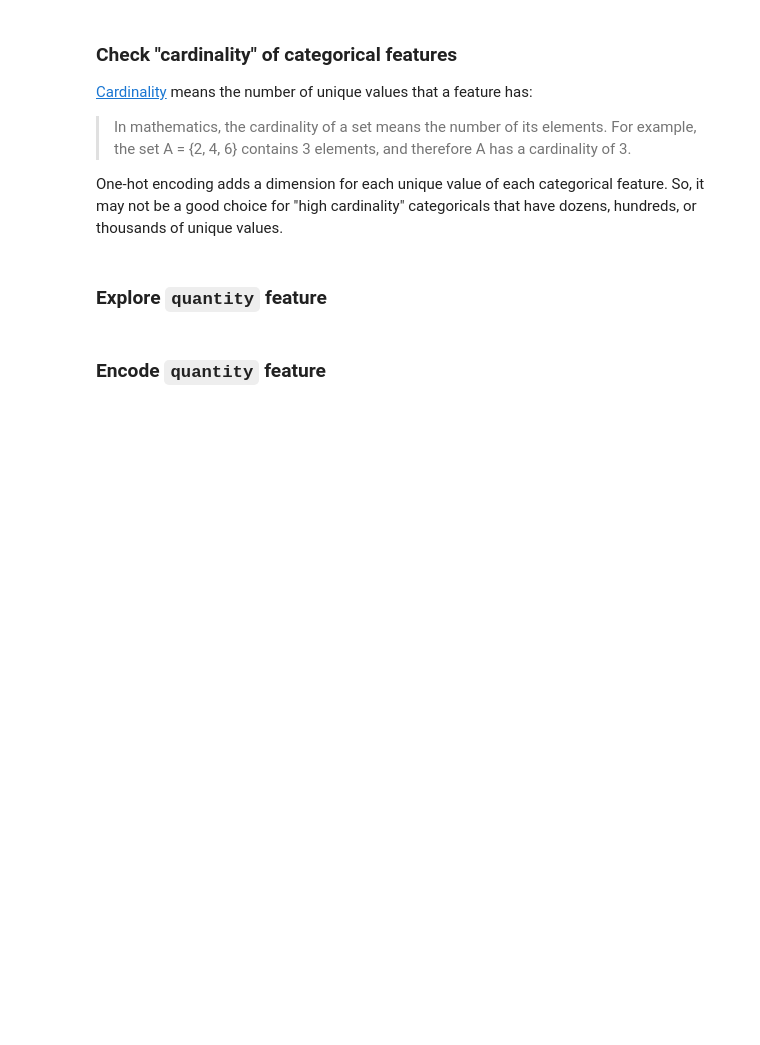
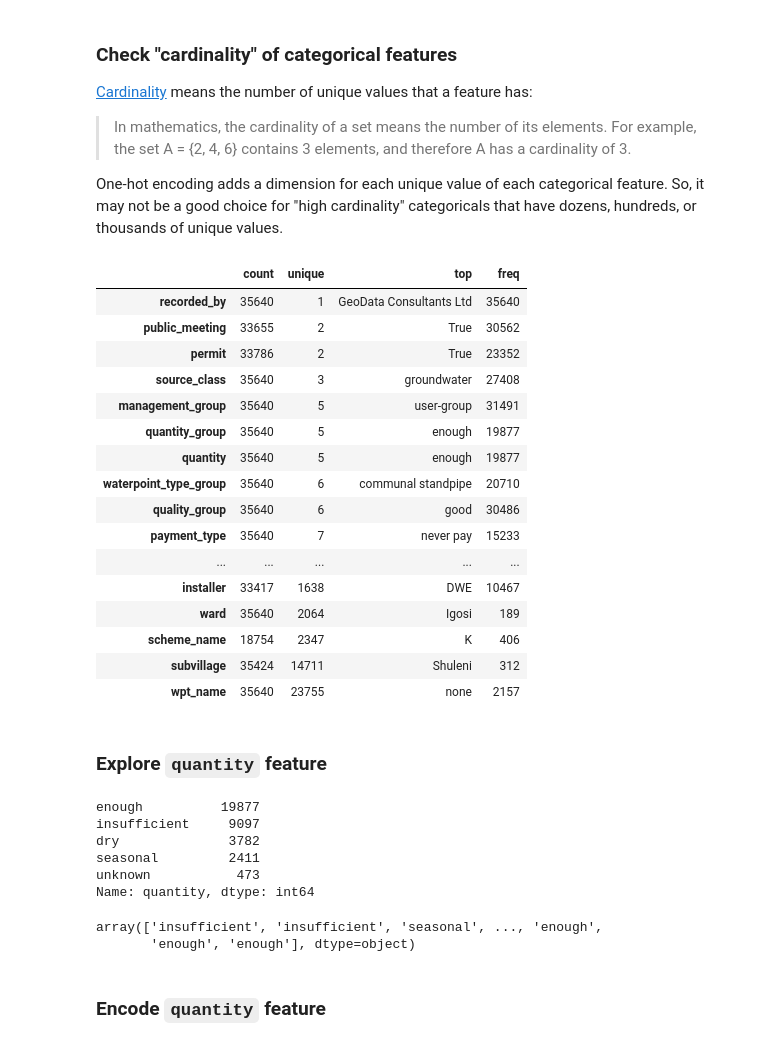
Before and after one commit to LambdaSchool/DS-Unit-2-Classification-1, a Jupyter notebook: module1-logistic-regression/logistic_regression_categorical_encoding.ipynb, the cells around one changed output. Drawn from its saved outputs; the diff is of its cells as text; code cells hidden in the pictures; blank space fills up the shorter version.

```diff
--- a/module1-logistic-regression/logistic_regression_categorical_encoding.ipynb
+++ b/module1-logistic-regression/logistic_regression_categorical_encoding.ipynb
@@ -271,3 +278,6 @@ Or your goal may to be exceed human performance.
 > For classification tasks, one good baseline is the _majority classifier_, a naive classifier that always chooses the majority class of the training dataset (see Note: Base rate in Holdout Data and Fitting Graphs). This may seem like advice so obvious it can be passed over quickly, but it is worth spending an extra moment here. There are many cases where smart, analytical people have been tripped up in skipping over this basic comparison. For example, an analyst may see a classification accuracy of 94% from her classifier and conclude that it is doing fairly well—when in fact only 6% of the instances are positive. So, the simple majority prediction classifier also would have an accuracy of 94%.
 # %% [markdown]
 #### Determine majority class
+# %%
+y_train = train_labels['status_group']
+y_train.value_counts(normalize=True)
@@ -311,3 +337,9 @@ To split randomly, we can use the [**`sklearn.model_selection.train_test_split`*
+# %%
+X_train = train_features
+# %%
+X_train, X_test, y_train, y_test = train_test_split(X_train, y_train,
+                                                   train_size=0.80, test_size=0.20,
+                                                   stratify=y_train, random_state=42)
 # %% [markdown]
 ## Use scikit-learn for logistic regression
 - [sklearn.linear_model.LogisticRegression](https://scikit-learn.org/stable/modules/generated/sklearn.linear_model.LogisticRegression.html)
@@ -341,7 +417,41 @@ import category_encoders as ce
 > In mathematics, the cardinality of a set means the number of its elements. For example, the set A = {2, 4, 6} contains 3 elements, and therefore A has a cardinality of 3.
 
 One-hot encoding adds a dimension for each unique value of each categorical feature. So, it may not be a good choice for "high cardinality" categoricals that have dozens, hundreds, or thousands of unique values.
+# %%
+X_train.describe(exclude='number').T.sort_values(by='unique')
+# %% [output]
+|  | count | unique | top | freq |
+| recorded_by | 35640 | 1 | GeoData Consultants Ltd | 35640 |
+| public_meeting | 33655 | 2 | True | 30562 |
+| permit | 33786 | 2 | True | 23352 |
+| source_class | 35640 | 3 | groundwater | 27408 |
+| management_group | 35640 | 5 | user-group | 31491 |
+| quantity_group | 35640 | 5 | enough | 19877 |
+| quantity | 35640 | 5 | enough | 19877 |
+| waterpoint_type_group | 35640 | 6 | communal standpipe | 20710 |
+| quality_group | 35640 | 6 | good | 30486 |
+| payment_type | 35640 | 7 | never pay | 15233 |
+| ... | ... | ... | ... | ... |
+| installer | 33417 | 1638 | DWE | 10467 |
+| ward | 35640 | 2064 | Igosi | 189 |
+| scheme_name | 18754 | 2347 | K | 406 |
+| subvillage | 35424 | 14711 | Shuleni | 312 |
+| wpt_name | 35640 | 23755 | none | 2157 |
 # %% [markdown]
 ### Explore `quantity` feature
+# %%
+X_train['quantity'].value_counts()
+# %% [output]
+enough          19877
+insufficient     9097
+dry              3782
+seasonal         2411
+unknown           473
+Name: quantity, dtype: int64
+# %%
+X_train['quantity'].values
+# %% [output]
+array(['insufficient', 'insufficient', 'seasonal', ..., 'enough',
+       'enough', 'enough'], dtype=object)
 # %% [markdown]
 ### Encode `quantity` feature
```
Also changed, not shown: parts of 25 cells of this notebook, 7 other files.
